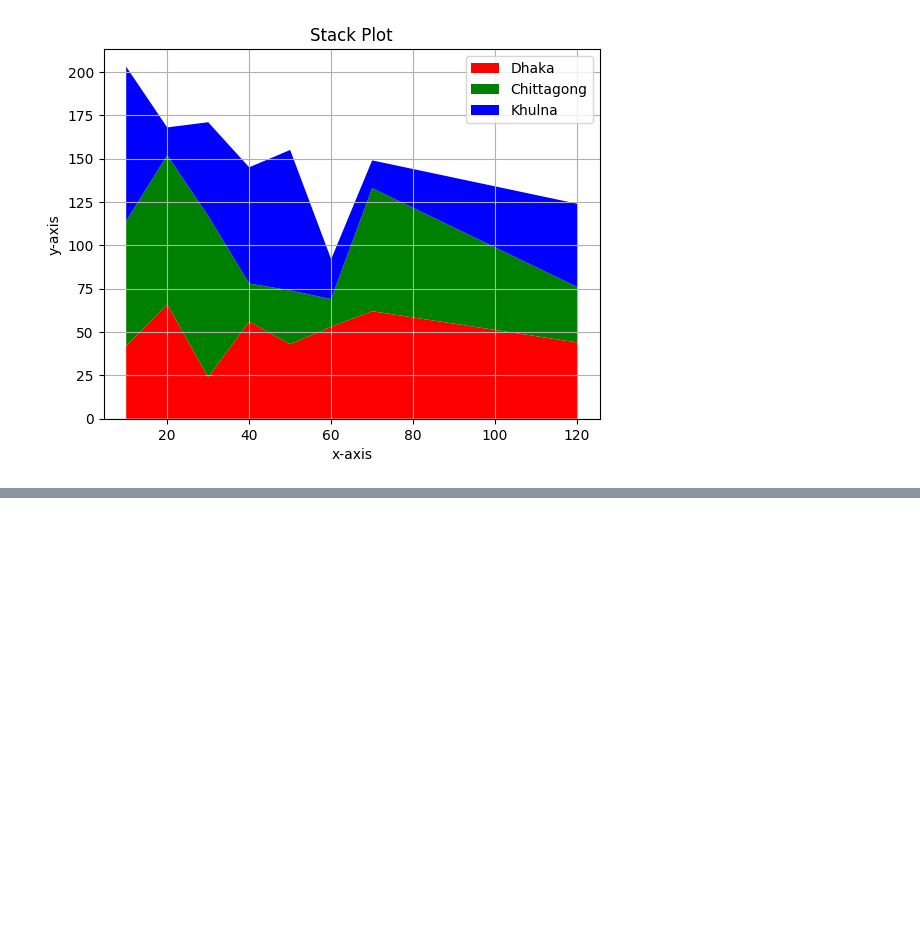
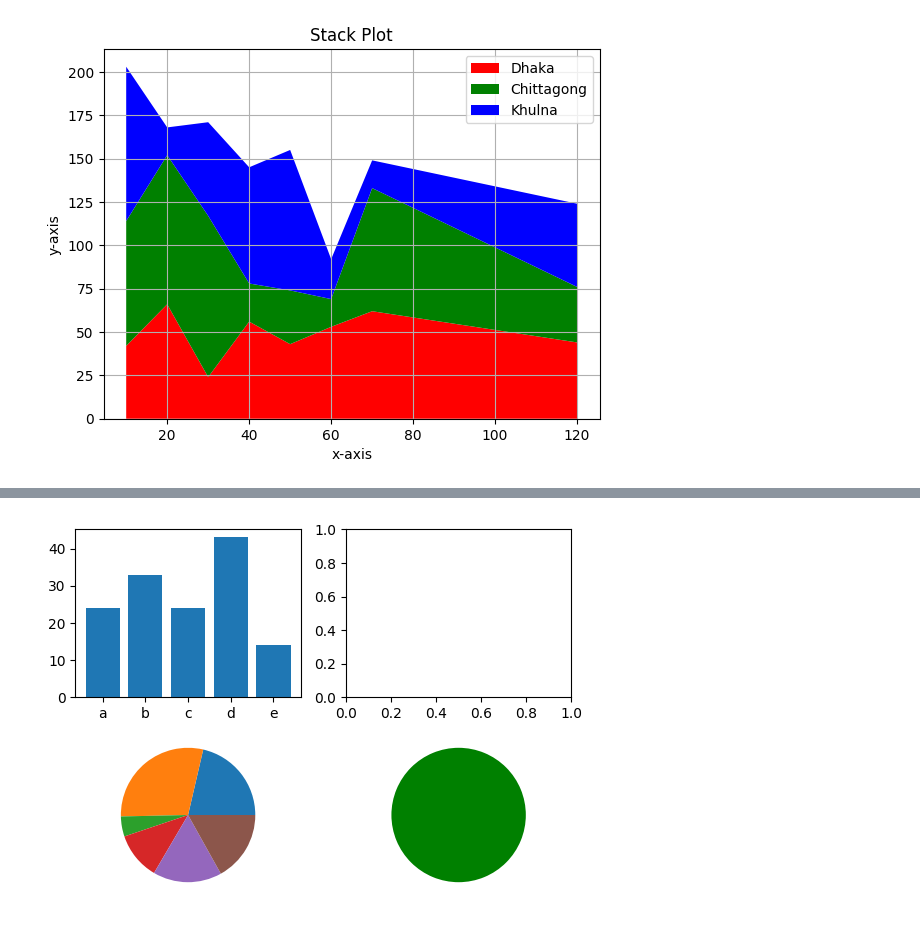
Before and after one commit to muhammadalinoor-1982/ml, a Jupyter notebook: practice/matplotlib_practice.ipynb, the cells around one changed output, grey strips where cells are left out. Cells and saved outputs as stored; diff of their text form; code cells hidden in the pictures; blank space fills up the shorter version.

```diff
--- a/practice/matplotlib_practice.ipynb
+++ b/practice/matplotlib_practice.ipynb
@@ -174,0 +211,23 @@ plt.show()
+# %%
+import matplotlib.pyplot as plt
+
+x = [1,2,3,4,5,6,7,8,9]
+y = [11,22,33,44,55,66,77,88,99]
+plt.subplot(2,2,4)
+plt.plot(x,y, color='r')
+
+plt.pie([1], colors='g')
+plt.subplot(2,2,2)
+
+z = [62,84,14,33,48,49]
+plt.subplot(2,2,3)
+plt.pie(z)
+
+a = ['a', 'b', 'c', 'd', 'e', ]
+b = [24,33,24,43,14]
+plt.subplot(2,2,1)
+plt.bar(a,b)
+
+plt.show()
+# %% [output]
+[figure, added]
```
Also changed, not shown: parts of 4 cells of this notebook, 5 other files.
